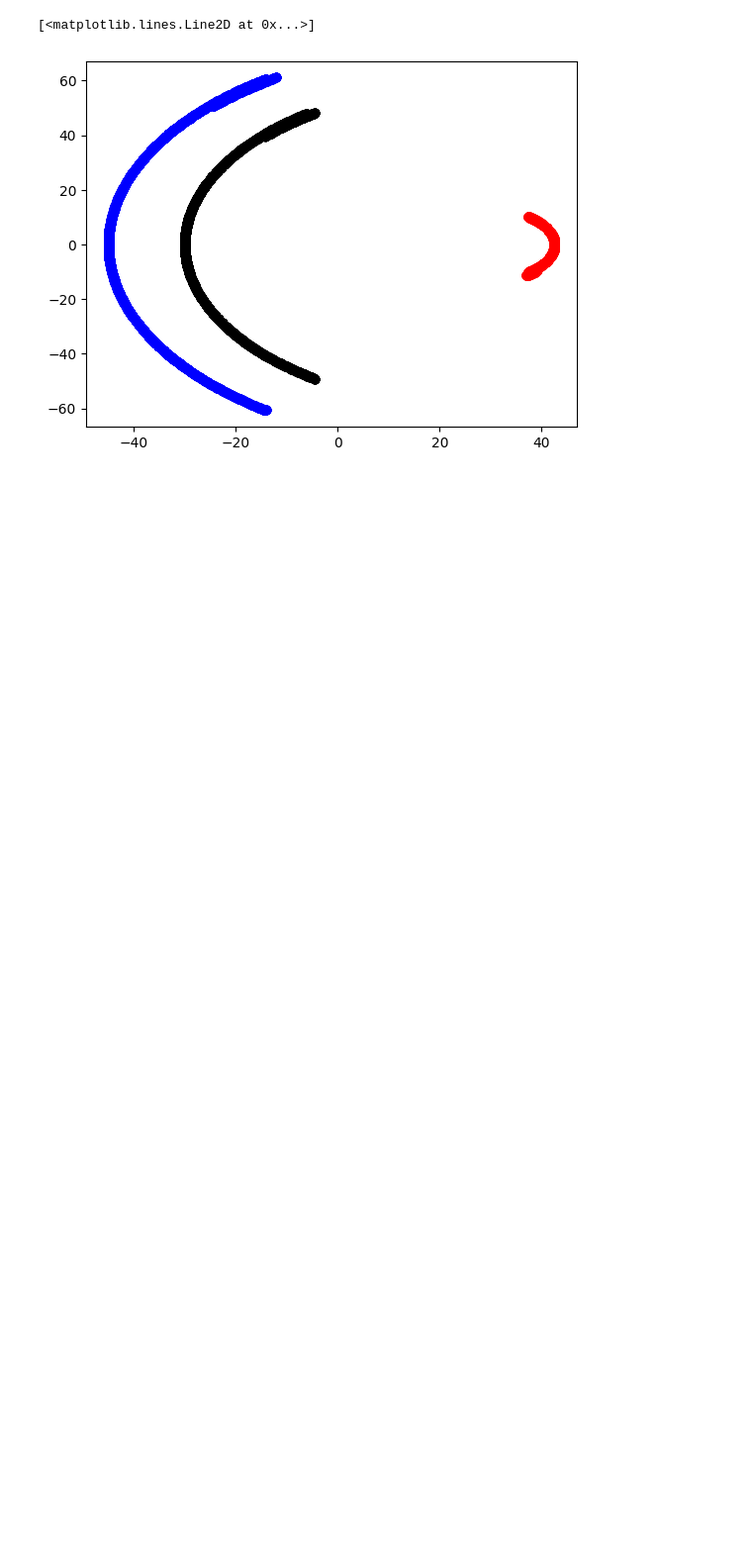
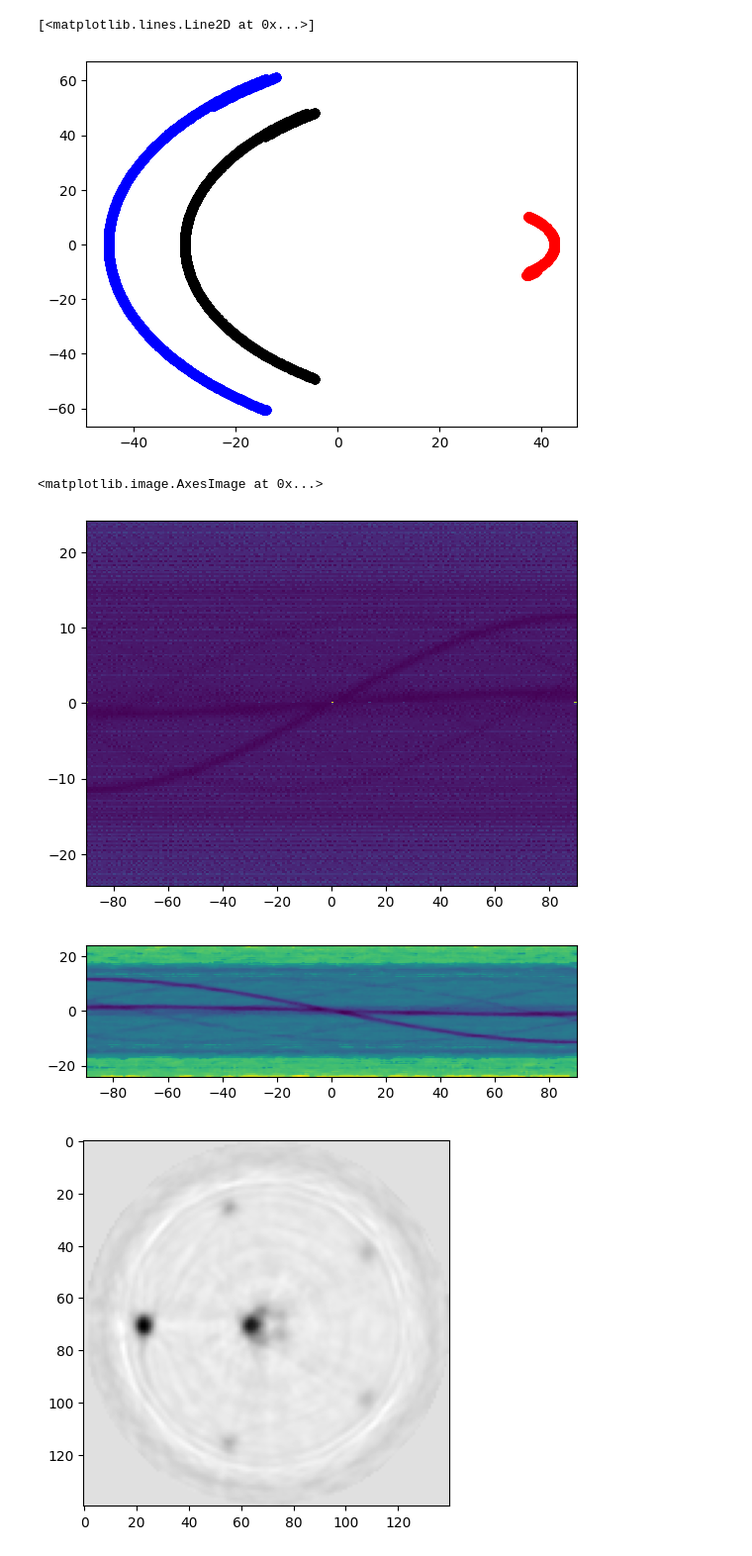
Before and after one commit to crispim-enc/Infinity-Tomographic-Reconstruction, a Jupyter notebook: examples/SinogramTest.ipynb, the cells around one changed output. Shown at 99% size. Saved outputs shown, nothing was run; the diff lists cells and outputs as text; code cells hidden in the pictures; blank space fills up the shorter version.

```diff
--- a/examples/SinogramTest.ipynb
+++ b/examples/SinogramTest.ipynb
@@ -110,3 +155,38 @@ plt.plot(geometry._verticesB[:10000,3,0], geometry._verticesB[:10000,3,1], "ko")
+# %%
+bins_x=200
+bins_y=200
+s_max = np.abs(s).max()
+
+min_s = -s_max
+max_s = s_max
+# min_s = s.min()
+# max_s = s.max()
+max_phi = phi.max()
+min_phi = phi.min()
+min_z = np.zeros(2)
+
+
+
+_projected_sinogram = plt.hist2d(phi, s, bins=[bins_x, bins_y],
+                                              range=[[min_phi, max_phi],
+                                                     [min_s, max_s]])
+
+theta = np.arange(0,180,1.8)
+theta = np.linspace(0, 180, num=bins_x)
+sino_filtered = median_filter(_projected_sinogram[0], 5)
+# sino_filtered = sino_filtered[:,80:-80]
+plt.figure()
+plt.imshow(sino_filtered.T, extent=[_projected_sinogram[1][0], _projected_sinogram[1][-1], _projected_sinogram[2][0], _projected_sinogram[2][-1]] )
+im=iradon(sino_filtered.T, theta=theta, circle=True,
+       filter_name="hann",
+       output_size=int(np.ceil(_projected_sinogram[0].shape[1]*0.7)))
+plt.figure()
+plt.imshow(im, cmap='gray', )
+# %% [output]
+<matplotlib.image.AxesImage at 0x...>
+[figure, added]
+[figure, added]
+[figure, added]
 # %%
 plt.figure()
 for i in range(geometry._verticesB.shape[1]):
```
Also changed, not shown: parts of 7 cells of this notebook, 9 other files.
